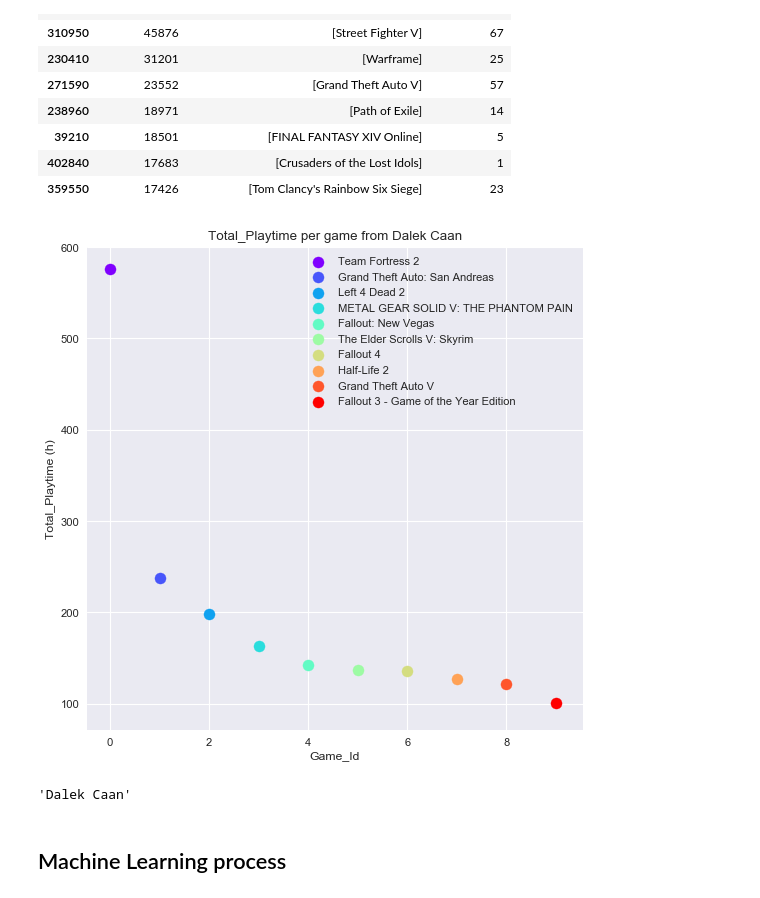
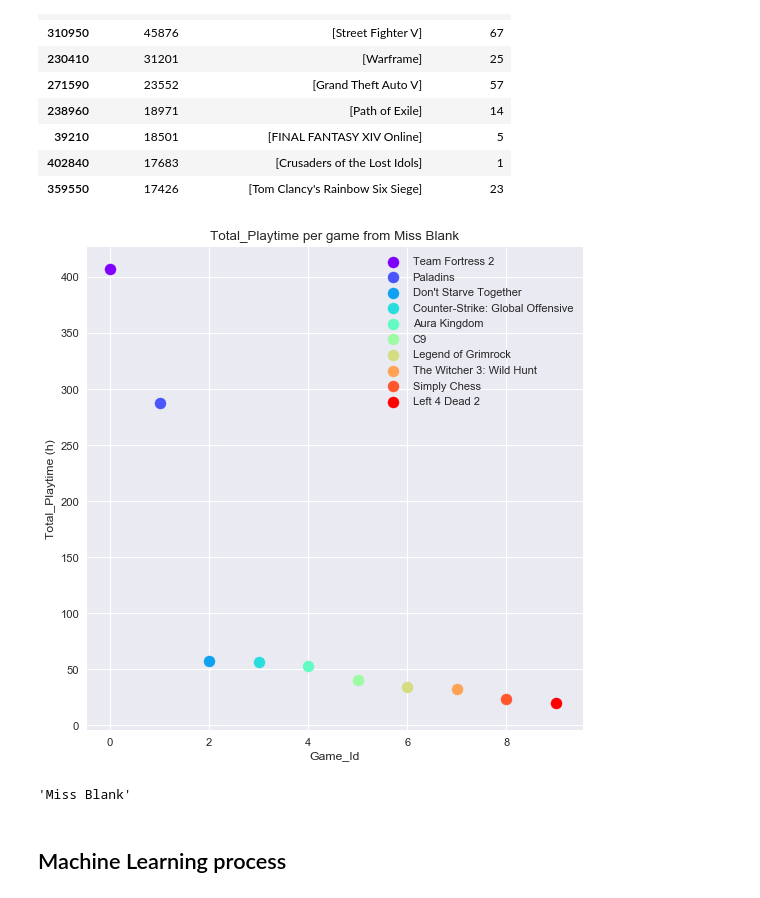
Before and after one commit to fernandolkf/steam_recommender, a Jupyter notebook: steam_recommender.ipynb, the cells around one changed output. Saved outputs shown, nothing was run; the diff lists cells and outputs as text; code cells hidden in the pictures.

```diff
--- a/steam_recommender.ipynb
+++ b/steam_recommender.ipynb
@@ -300,25 +284,25 @@ game_play.head(10)
 # %%
 # Top 10 games ever played from friend
 
-friendname = 'Dalek Caan'
+friendname = 'Miss Blank'
 
 colors = cm.rainbow(np.linspace(0, 1, 10))
 frienddata = df[df['steam_name']==friendname].sort_values('game_playtime',ascending = False)
 
 plt.figure(figsize=(8, 8), dpi=80)
 for i in range (0,10):
     plt.scatter(i,frienddata.iloc[i]['game_playtime']/60, label=frienddata.iloc[i]['game_name'], c=colors[i], s=100)
 ax = plt.gca()
 ax.set_xlabel('Game_Id')
 ax.set_ylabel('Total_Playtime (h)')
 ax.set_title('Total_Playtime per game from '+friendname)
 plt.legend()
 plt.show()
 
 friendname[0:10]
 # %% [output]
-[figure, old version]
+[figure, new version]
-'Dalek Caan'
+'Miss Blank'
 # %% [markdown]
 ## Machine Learning process
 # %%
```
Also changed, not shown: parts of 3 cells of this notebook, 1 other file.
